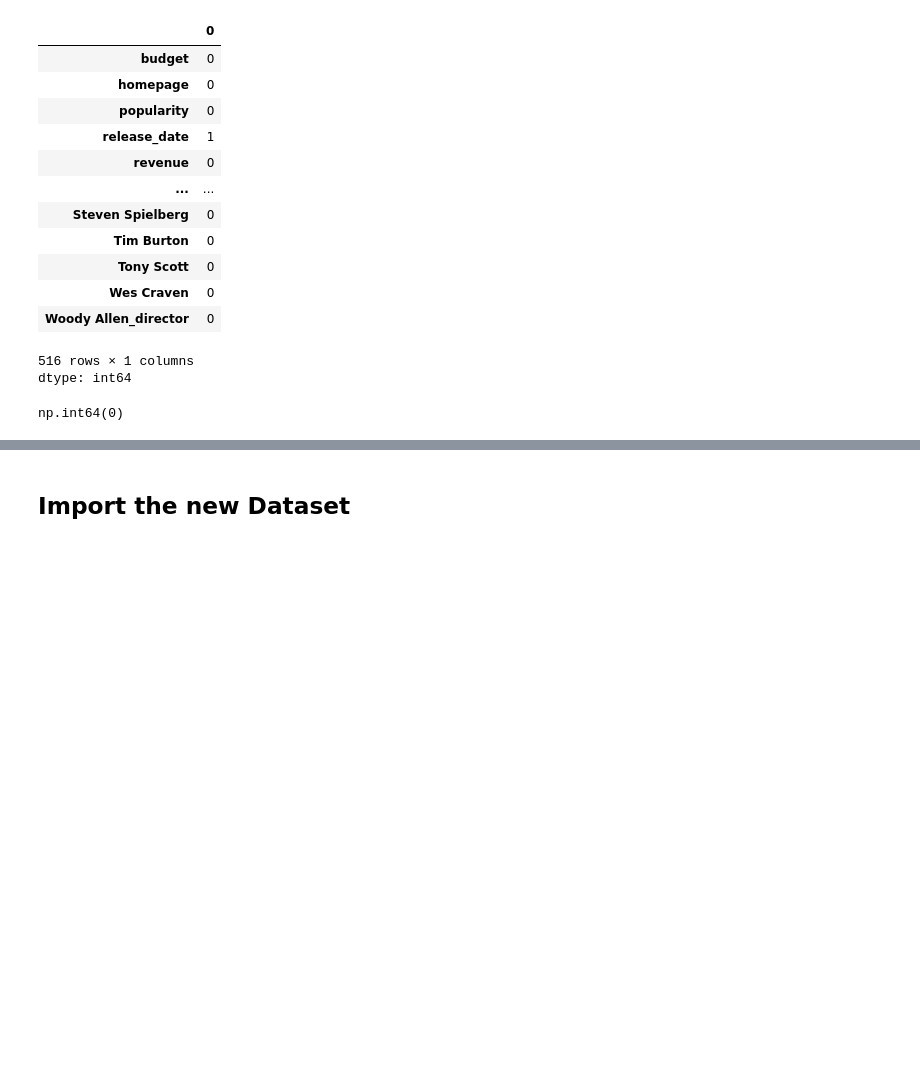
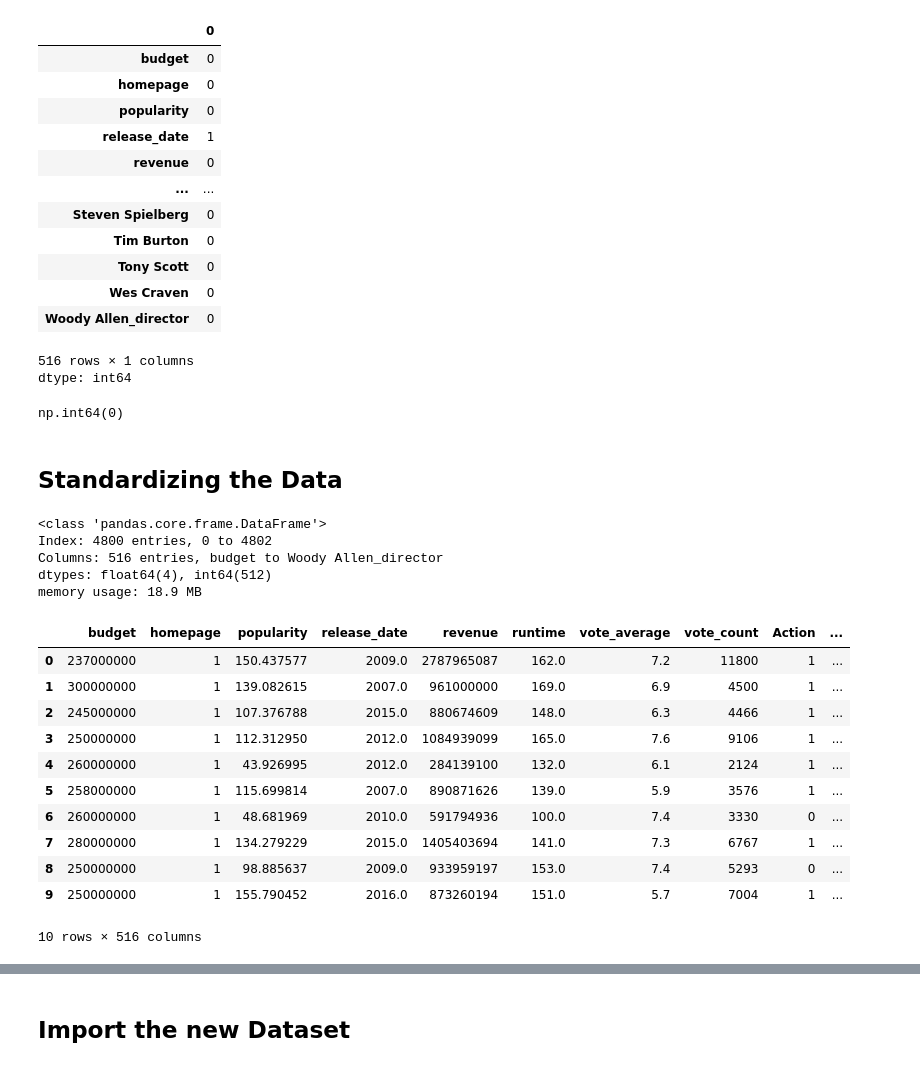
Before and after one commit to leonnmarcoo/CCADMACL_COM232_PROJECT, a Jupyter notebook: data_preprocessing.ipynb, the cells around one changed output, grey strips where cells are left out. Drawn from its saved outputs; the diff is of its cells as text; code cells hidden in the pictures; blank space fills up the shorter version.

Commit message:
Finished Data Preprocessing

```diff
--- a/data_preprocessing.ipynb
+++ b/data_preprocessing.ipynb
@@ -577,3 +578,28 @@ df.dropna(inplace=True)
 df.duplicated().sum()
 # %% [output]
 np.int64(0)
+# %% [markdown]
+## **Standardizing the Data**
+# %%
+df.info()
+# %% [output]
+<class 'pandas.core.frame.DataFrame'>
+Index: 4800 entries, 0 to 4802
+Columns: 516 entries, budget to Woody Allen_director
+dtypes: float64(4), int64(512)
+memory usage: 18.9 MB
+# %%
+df.head(10)
+# %% [output]
+|  | budget | homepage | popularity | release_date | revenue | runtime | vote_average | vote_count | Action | ... |
+| 0 | 237000000 | 1 | 150.437577 | 2009.0 | 2787965087 | 162.0 | 7.2 | 11800 | 1 | ... |
+| 1 | 300000000 | 1 | 139.082615 | 2007.0 | 961000000 | 169.0 | 6.9 | 4500 | 1 | ... |
+| 2 | 245000000 | 1 | 107.376788 | 2015.0 | 880674609 | 148.0 | 6.3 | 4466 | 1 | ... |
+| 3 | 250000000 | 1 | 112.312950 | 2012.0 | 1084939099 | 165.0 | 7.6 | 9106 | 1 | ... |
+| 4 | 260000000 | 1 | 43.926995 | 2012.0 | 284139100 | 132.0 | 6.1 | 2124 | 1 | ... |
+| 5 | 258000000 | 1 | 115.699814 | 2007.0 | 890871626 | 139.0 | 5.9 | 3576 | 1 | ... |
+| 6 | 260000000 | 1 | 48.681969 | 2010.0 | 591794936 | 100.0 | 7.4 | 3330 | 0 | ... |
+| 7 | 280000000 | 1 | 134.279229 | 2015.0 | 1405403694 | 141.0 | 7.3 | 6767 | 1 | ... |
+| 8 | 250000000 | 1 | 98.885637 | 2009.0 | 933959197 | 153.0 | 7.4 | 5293 | 0 | ... |
+| 9 | 250000000 | 1 | 155.790452 | 2016.0 | 873260194 | 151.0 | 5.7 | 7004 | 1 | ... |
+10 rows × 516 columns
```
Also changed, not shown: parts of 7 cells of this notebook.
